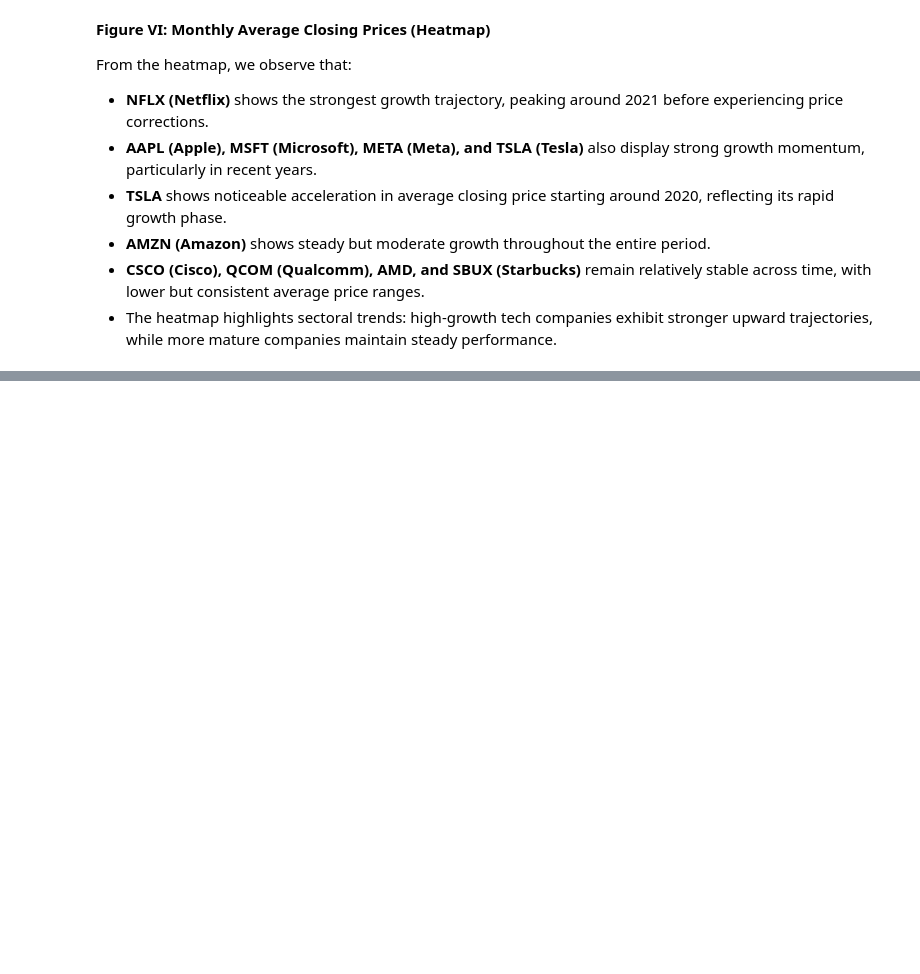
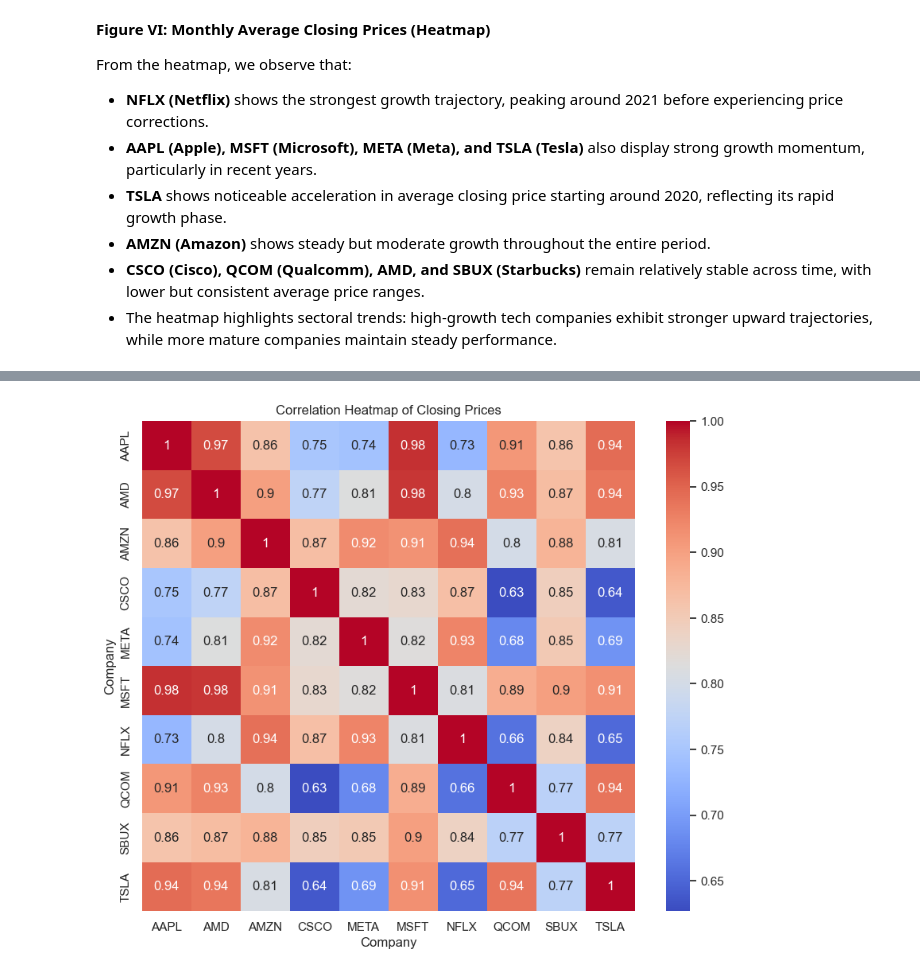
Before and after one commit to g-k-virdi/Stock_Market, a Jupyter notebook: StockMarketEDA.ipynb, the cells around one changed output, grey strips where cells are left out. Cells and saved outputs as stored; diff of their text form; code cells hidden in the pictures; blank space fills up the shorter version.

```diff
--- a/StockMarketEDA.ipynb
+++ b/StockMarketEDA.ipynb
@@ -290,0 +295,11 @@ From the heatmap, we observe that:
+# %%
+# Calculate pivot table of closing prices for correlation
+price_pivot = df.pivot(index='Date', columns='Company', values='Close/Last')
+correlation = price_pivot.corr()
+
+plt.figure(figsize=(10,8))
+sns.heatmap(correlation, annot=True, cmap='coolwarm')
+plt.title('Correlation Heatmap of Closing Prices')
+plt.show()
+# %% [output]
+[figure, added]
```
Also changed, not shown: parts of 3 cells of this notebook.
